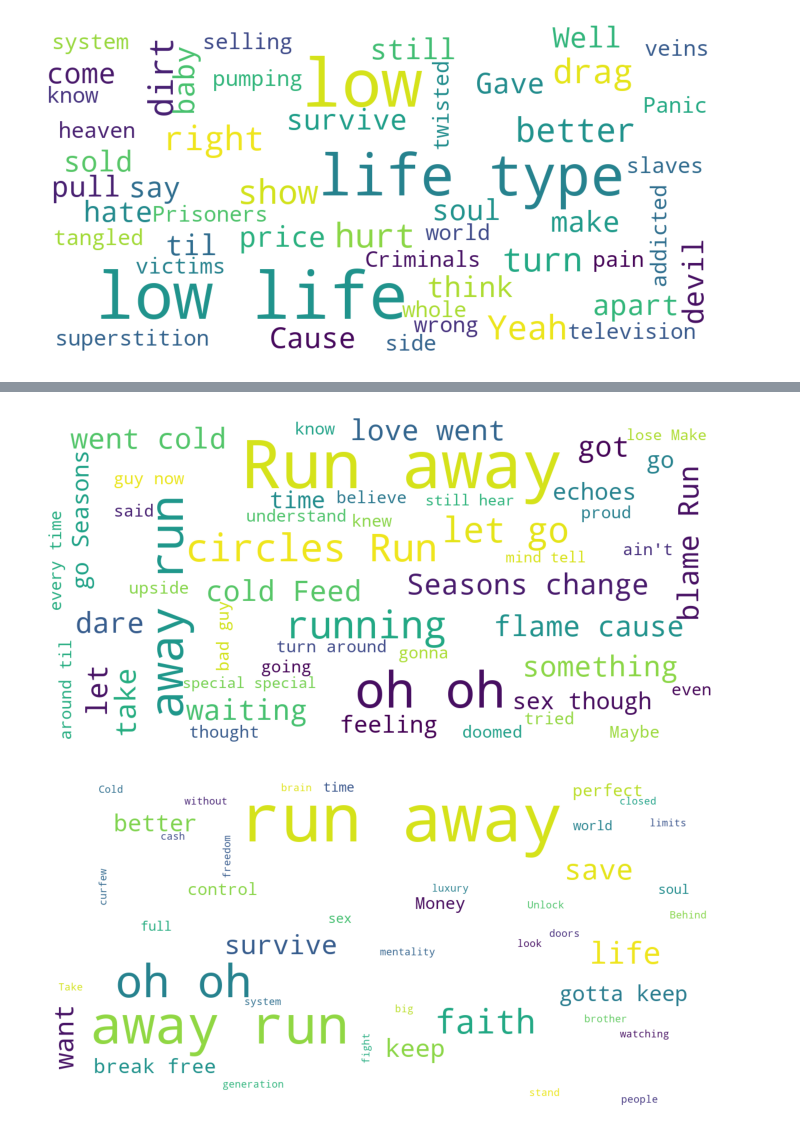
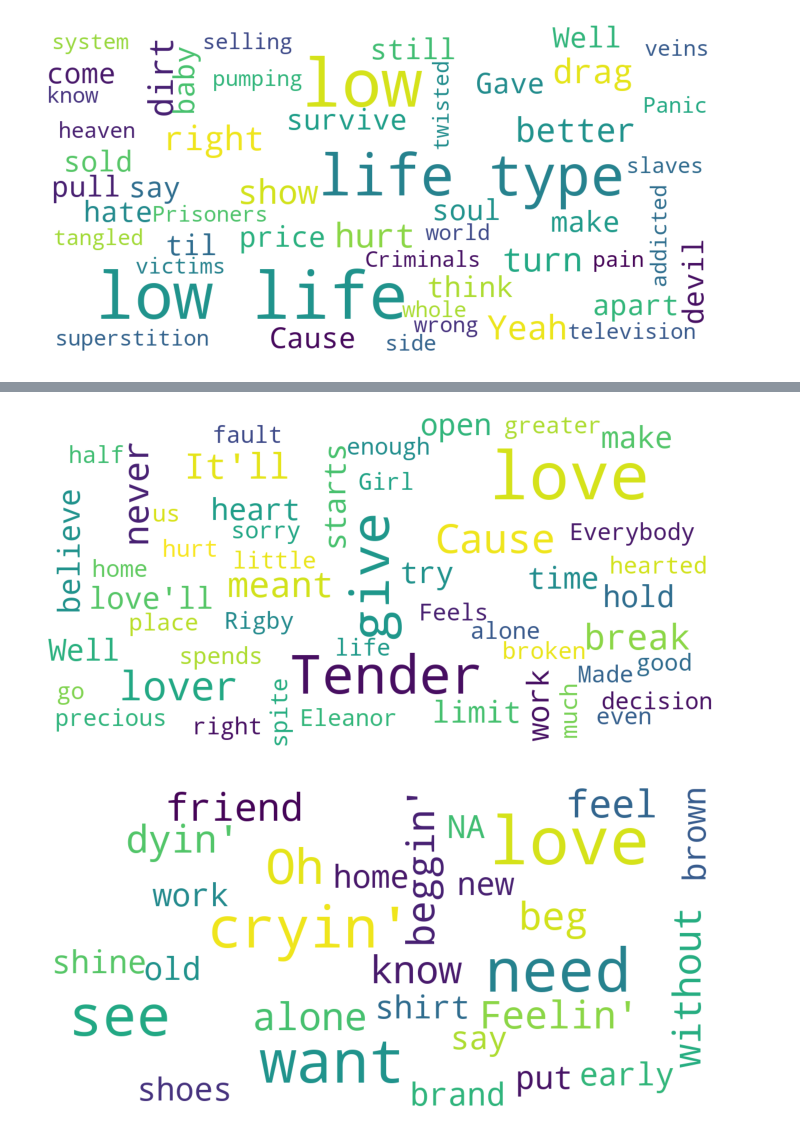
Before and after one commit to nsriniva/Spotifinder, a Jupyter notebook: notebooks/NLP2_model.ipynb, the cells around one changed output, grey strips where cells are left out. Saved outputs shown, nothing was run; the diff lists cells and outputs as text; code cells hidden in the pictures.

```diff
--- a/notebooks/NLP2_model.ipynb
+++ b/notebooks/NLP2_model.ipynb
@@ -183,10 +163,7 @@ pickle.dump(nn, open(model_filename, 'wb'))
 # %%
 #Load and test the model
 
-model_filename = 'nlp_model.pkl'
-
-# x = 0 #how to figure out which row is the selected song
-# doc = dtm.iloc[x].values
+model_filename = r'C:\Users\temsy\Documents\GitHub\Spotifinder_BU3\models\nlp_model.pkl'
 
 loaded_model = pickle.load(open(model_filename, 'rb'))
 # result = loaded_model.kneighbors([doc])
@@ -298,8 +300,8 @@ show_wordcloud(lyrics2)
 # %%
-lyrics1, lyrics2 = compare_lyrics('Post Malone', 'Circles')
+lyrics1, lyrics2 = compare_lyrics('Babyface', 'Tender Lover')
 
 show_wordcloud(lyrics1)
 show_wordcloud(lyrics2)
 # %% [output]
-[figure, old version]
+[figure, new version]
-[figure, old version]
+[figure, new version]
```
Also changed, not shown: parts of 15 cells of this notebook.
